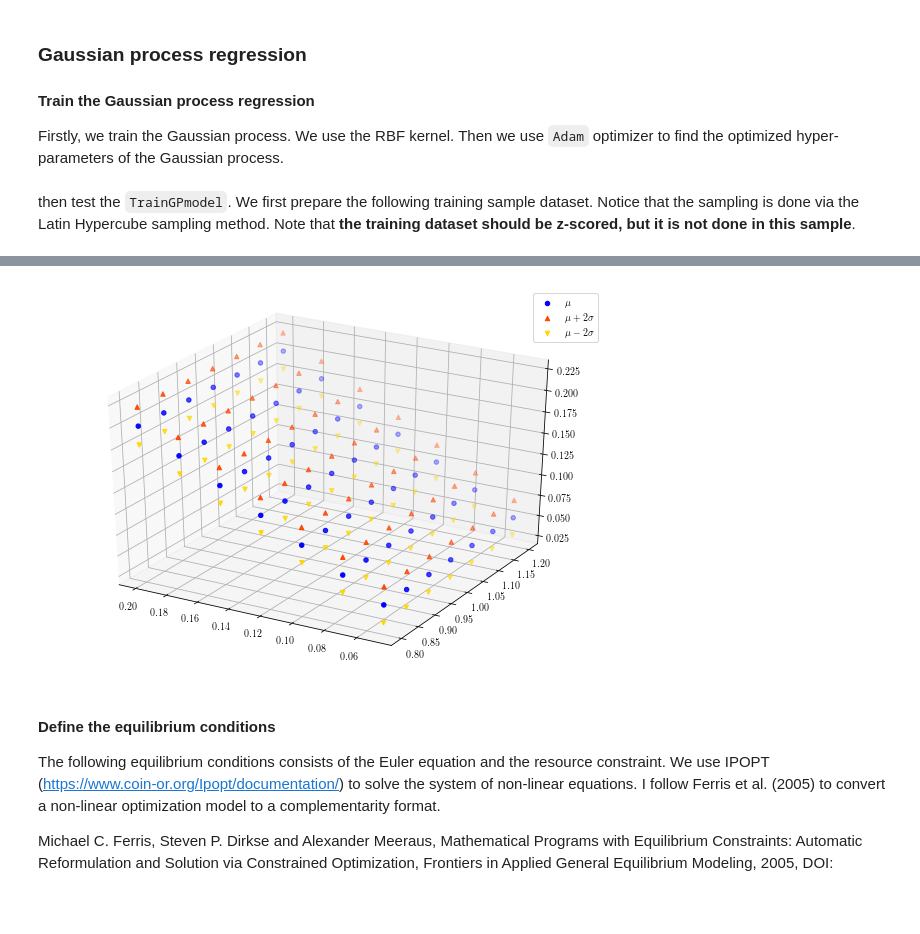
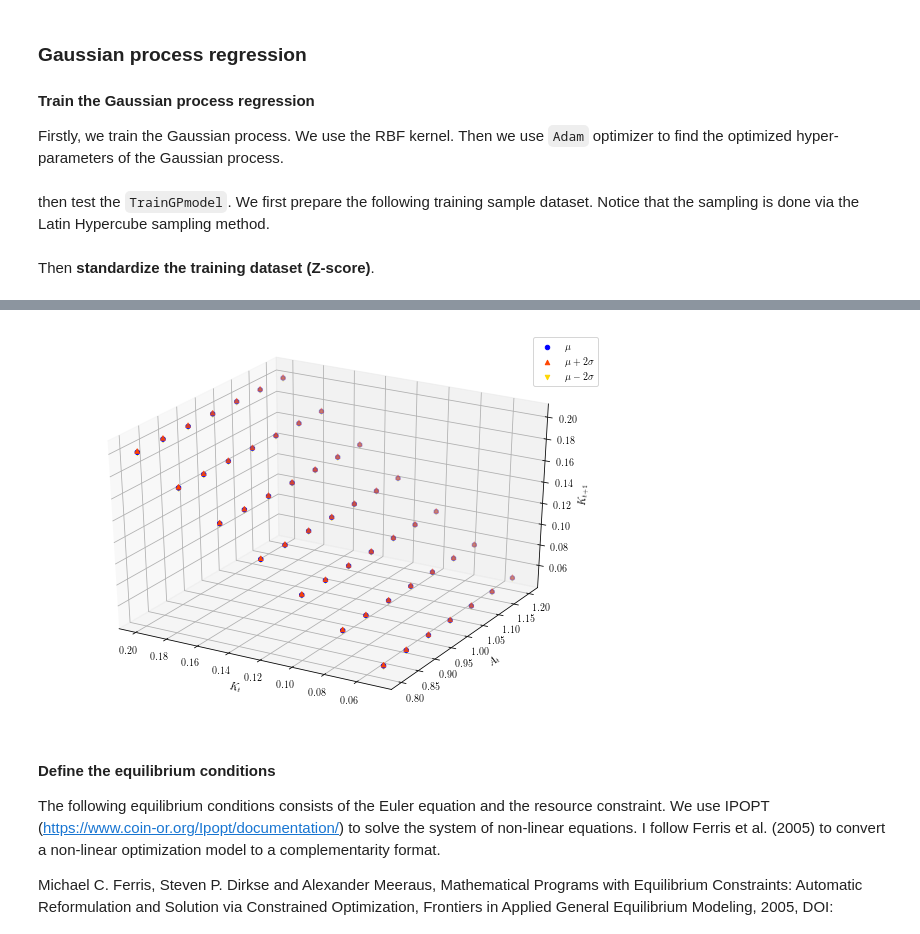
Before and after one commit to takafusui/GPstudy, a Jupyter notebook: notebooks/neoclassical_closed2_2x2_gpytorch_autograd.ipynb, the cells around one changed output, grey strips where cells are left out. Saved outputs shown, nothing was run; the diff lists cells and outputs as text; code cells hidden in the pictures; blank space fills up the shorter version.

```diff
--- a/notebooks/neoclassical_closed2_2x2_gpytorch_autograd.ipynb
+++ b/notebooks/neoclassical_closed2_2x2_gpytorch_autograd.ipynb
@@ -169,6 +175,8 @@ def TrainGPModel(
         train_X, train_y_kplus, learning_rate, training_iter, print_skip):
     """
     Train the Gaussian process and optimize the model hyperparameters
+    RBF kernel
+    Adam optimizer
     train_X.shape == [n, d]
     train_y_kplus.shape == [n]
     """
@@ -203,6 +211,7 @@ def TrainGPModel(
     # Loss for GP - the marginal log likelihood
     mll = gpytorch.mlls.ExactMarginalLogLikelihood(likelihood, gp_kplus)
 
+    # Hyperparameter optimization
     for i in range(training_iter):
         # Zero gradients from previous iteration
         optimizer.zero_grad()
@@ -224,4 +233,3 @@ def TrainGPModel(
     return gp_kplus, likelihood
 # %% [markdown]
 then test the `TrainGPmodel`. We first prepare the following training sample dataset. Notice that the sampling is done via the Latin Hypercube sampling method.
-Note that **the training dataset should be z-scored, but it is not done in this sample**.
@@ -227,0 +260,2 @@ Note that **the training dataset should be z-scored, but it is not done in this
+# %% [markdown]
+Then **standardize the training dataset (Z-score)**.
@@ -228,34 +294,13 @@ Note that **the training dataset should be z-scored, but it is not done in this
 # %%
 # --------------------------------------------------------------------------- #
-# Gaussian process, training and test dataset
+# Train the Gaussian process
+# Note that the output is standardized
 # --------------------------------------------------------------------------- #
-dim_input = 2  # Dimension of input
-num_train = 50  # Number of training samples
-num_test = 1000  # Number of test samples
-
-# Training datasets
-X_limits = np.array([[kbeg, kend], [abeg, aend]])
-X_samping = LHS(xlimits=X_limits)
-train_X = torch.tensor(X_samping(num_train), dtype=torch.float64)
-
-train_shape = (num_train, dim_input)
-
-# Test datasets, used to evaluate the approximation quality
-test_X = torch.tensor(X_samping(num_test), dtype=torch.float64)
-test_shape = (num_test, dim_input)
-
-# Shape check
-assert train_X.shape == train_shape, 'Shape is not {}'.format(train_shape)
-assert test_X.shape == test_shape, 'Shape is not {}'.format(test_shape)
-
-train_y_kplus = train_X[:, 0]
-
-# --------------------------------------------------------------------------- #
-# Train the Gaussian process
-# --------------------------------------------------------------------------- #
+# Z-score output
+train_y_kplus_zscore = z_score(train_y_kplus)
 gp_kplus, likelihood = TrainGPModel(
-    train_X, train_y_kplus, learning_rate=0.1, training_iter=1000,
-    print_skip=50)
+    train_X, train_y_kplus_zscore, learning_rate=0.1, training_iter=1000,
+    print_skip=100)
 
 # Get into evaluation (predictive posterior) mode
 gp_kplus.eval()
@@ -264,9 +309,9 @@ likelihood.eval()
 cartesian_size = 7j
 k_mgrid, a_mgrid = np.mgrid[
     kbeg:kend:cartesian_size, abeg:aend:cartesian_size]
-kplus_mu = np.empty_like(k_mgrid)
-kplus_minus2sigma = np.empty_like(k_mgrid)
-kplus_plus2sigma = np.empty_like(k_mgrid)
+kplus_mu = torch.empty(k_mgrid.shape)
+kplus_minus2sigma = torch.empty(k_mgrid.shape)
+kplus_plus2sigma = torch.empty(k_mgrid.shape)
 
 # Make predictions by feeding model through likelihood
 with torch.no_grad(), gpytorch.settings.fast_pred_var():
@@ -274,11 +319,15 @@ with torch.no_grad(), gpytorch.settings.fast_pred_var():
         for a_idx, a in enumerate(a_mgrid[:, 1]):
             # Capital stock in the next period
             state = torch.tensor([k, a], dtype=torch.float64)[None, :]
-            observed_pred = likelihood(gp_kplus(state))
-            kplus_mu[k_idx, a_idx] = observed_pred.mean.numpy()
-            kplus_minus2sigma[k_idx, a_idx], \
-                kplus_plus2sigma[
-                    k_idx, a_idx] = observed_pred.confidence_region()
+            pred = likelihood(gp_kplus(state))
+            kplus_mu[k_idx, a_idx] = pred.mean
+            kplus_minus2sigma[k_idx, a_idx], kplus_plus2sigma[k_idx, a_idx] = \
+                pred.confidence_region()
+
+    # Scale back to the original range
+    kplus_mu = scale_back(train_y_kplus, kplus_mu)
+    kplus_minus2sigma = scale_back(train_y_kplus, kplus_minus2sigma)
+    kplus_plus2sigma = scale_back(train_y_kplus, kplus_plus2sigma)
 
 # Initialize plot
 fig, ax = plt.subplots(1, 1, figsize=(10, 7), subplot_kw={'projection': '3d'})
@@ -289,5 +338,8 @@ ax.scatter(k_mgrid, a_mgrid, kplus_minus2sigma, c='gold', marker='v',
            label=r'$\mu-2\sigma$')
 ax.legend(loc='best')
 ax.invert_xaxis()
+ax.set_xlabel(r"$K_t$")
+ax.set_ylabel(r"$A_t$")
+ax.set_zlabel(r"$K_{t+1}$")
 plt.show()
 # %% [output]
@@ -314,4 +356,4 @@ Iter 1000/1000 - Loss: -3.368 - lengthscale: 2.274 - noise: 0.000
-[figure, old version]
+[figure, new version]
 # %% [markdown]
 #### Define the equilibrium conditions
 
```
Also changed, not shown: parts of 16 cells of this notebook, 3 other files.
